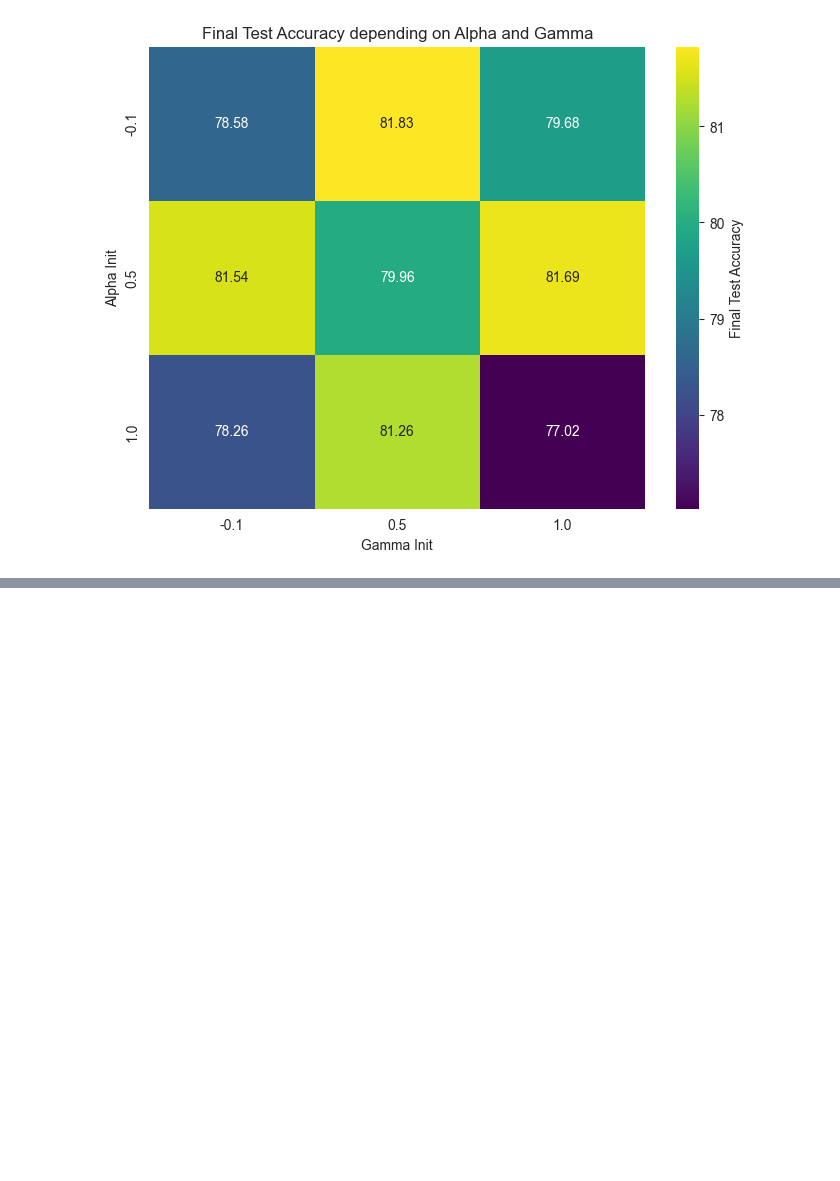
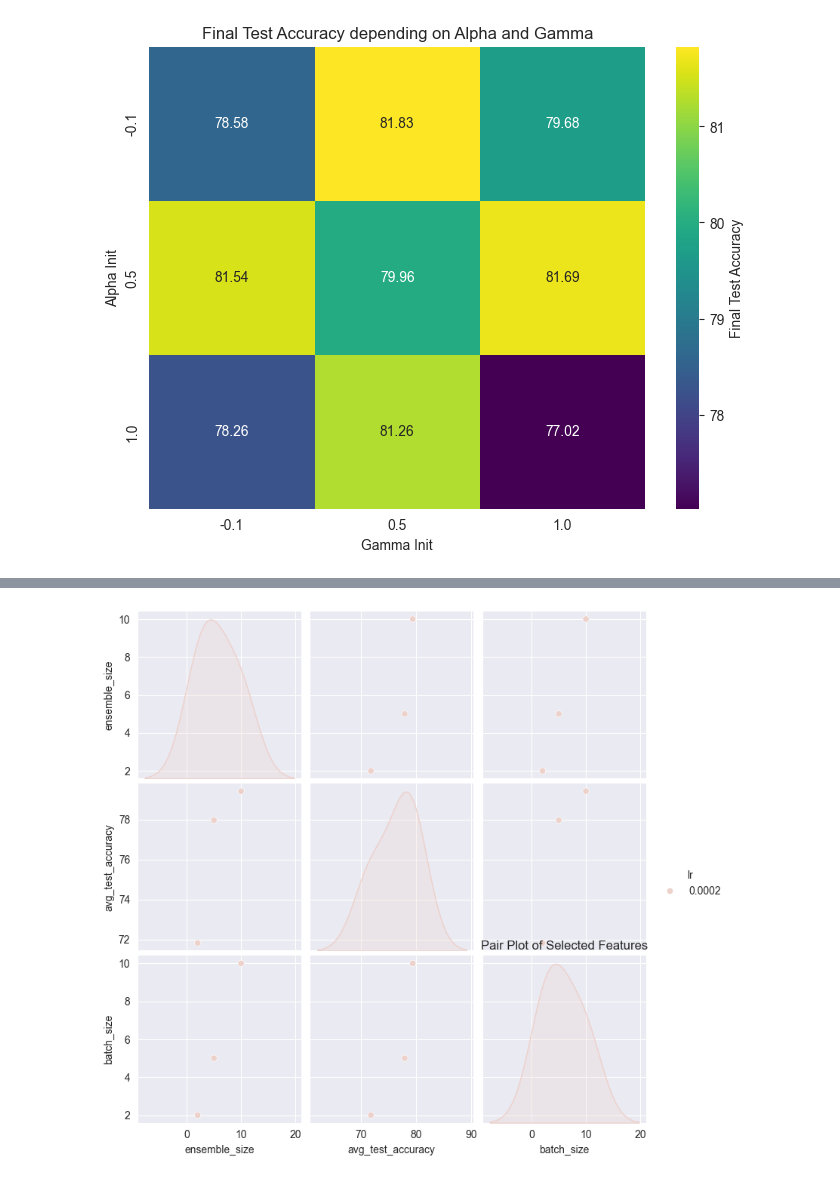
Before and after one commit to stefanielnz/P7_BatchEnsemble, a Jupyter notebook: code/CNN_Parameter_Testing.ipynb, the cells around one changed output, grey strips where cells are left out. Saved outputs shown, nothing was run; the diff lists cells and outputs as text; code cells hidden in the pictures; blank space fills up the shorter version.

```diff
--- a/code/CNN_Parameter_Testing.ipynb
+++ b/code/CNN_Parameter_Testing.ipynb
@@ -24,0 +72,7 @@ plt.show()
+# %%
+# If there are more numerical columns, you can use a pair plot
+sns.pairplot(df[['ensemble_size', 'lr', 'avg_test_accuracy', 'batch_size']], hue='lr')
+plt.title('Pair Plot of Selected Features')
+plt.show()
+# %% [output]
+[figure, added]
```
Also changed, not shown: parts of 4 cells of this notebook, 2 other files.
